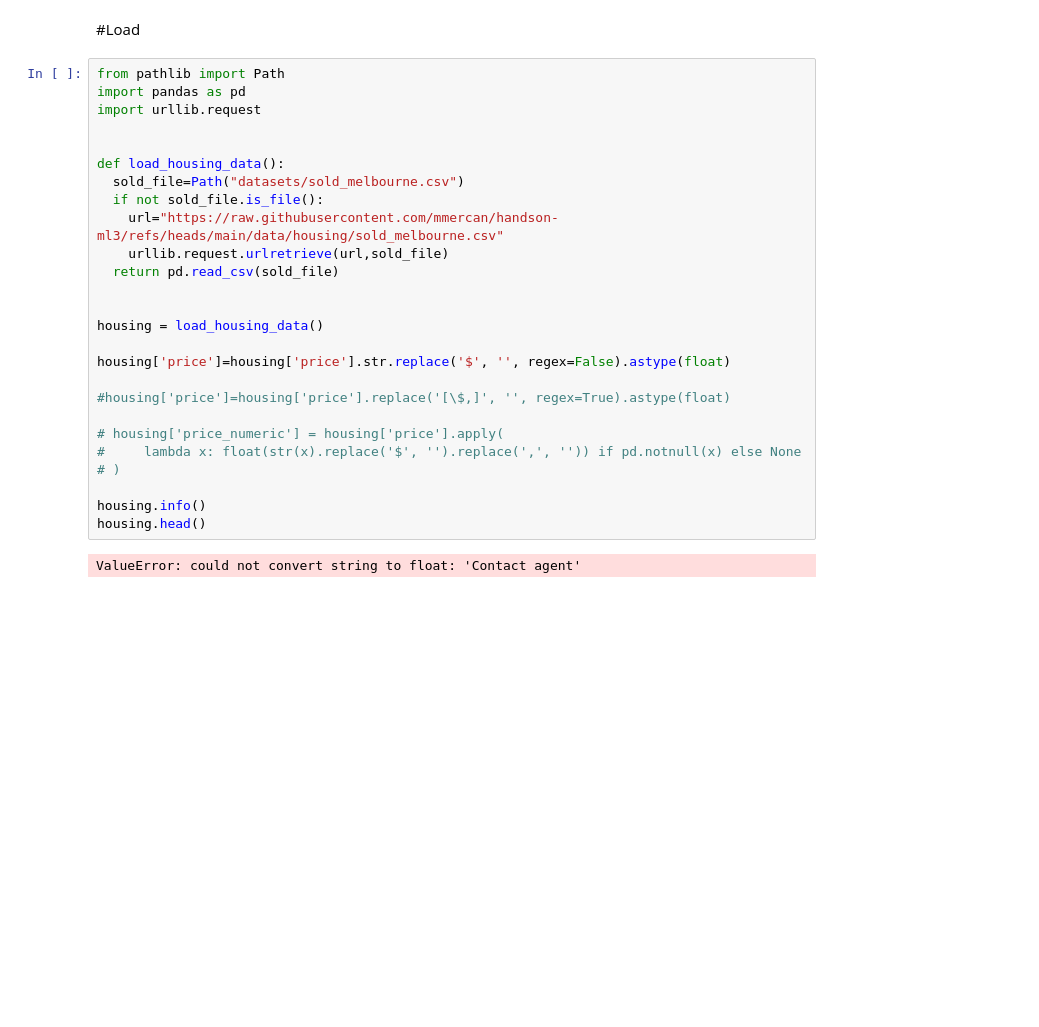
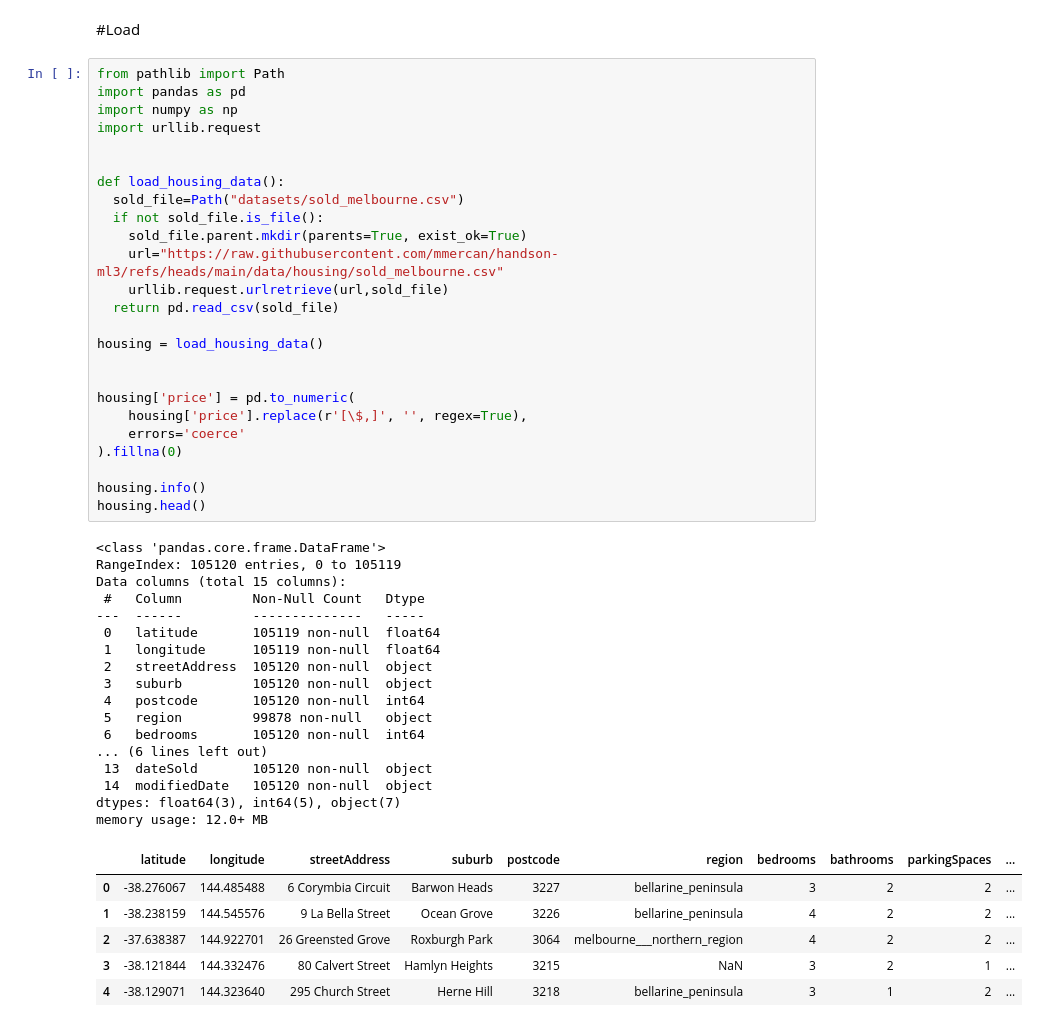
Before and after one commit to mmercan/handson-ml3, a Jupyter notebook: 02_vic_housing.ipynb, the cells around one changed output. Saved outputs shown, nothing was run; the diff lists cells and outputs as text; blank space fills up the shorter version.

```diff
--- a/02_vic_housing.ipynb
+++ b/02_vic_housing.ipynb
@@ -3,29 +3,50 @@
 # %%
 from pathlib import Path
 import pandas as pd
+import numpy as np
 import urllib.request
 
 
 def load_housing_data():
   sold_file=Path("datasets/sold_melbourne.csv")
   if not sold_file.is_file():
+    sold_file.parent.mkdir(parents=True, exist_ok=True)
     url="https://raw.githubusercontent.com/mmercan/handson-ml3/refs/heads/main/data/housing/sold_melbourne.csv"
     urllib.request.urlretrieve(url,sold_file)
   return pd.read_csv(sold_file)
 
-
 housing = load_housing_data()
 
-housing['price']=housing['price'].str.replace('$', '', regex=False).astype(float)
 
-#housing['price']=housing['price'].replace('[\$,]', '', regex=True).astype(float)
-
-# housing['price_numeric'] = housing['price'].apply(
-#     lambda x: float(str(x).replace('$', '').replace(',', '')) if pd.notnull(x) else None
-# )
+housing['price'] = pd.to_numeric(
+    housing['price'].replace(r'[\$,]', '', regex=True),
+    errors='coerce'
+).fillna(0)
 
 housing.info()
 housing.head()
 # %% [output]
-ValueError: could not convert string to float: 'Contact agent'
+<class 'pandas.core.frame.DataFrame'>
+RangeIndex: 105120 entries, 0 to 105119
+Data columns (total 15 columns):
+ #   Column         Non-Null Count   Dtype
+---  ------         --------------   -----
+ 0   latitude       105119 non-null  float64
+ 1   longitude      105119 non-null  float64
+ 2   streetAddress  105120 non-null  object
+ 3   suburb         105120 non-null  object
+ 4   postcode       105120 non-null  int64
+ 5   region         99878 non-null   object
+ 6   bedrooms       105120 non-null  int64
+... (6 lines left out)
+ 13  dateSold       105120 non-null  object
+ 14  modifiedDate   105120 non-null  object
+dtypes: float64(3), int64(5), object(7)
+memory usage: 12.0+ MB
+|  | latitude | longitude | streetAddress | suburb | postcode | region | bedrooms | bathrooms | parkingSpaces | ... |
+| 0 | -38.276067 | 144.485488 | 6 Corymbia Circuit | Barwon Heads | 3227 | bellarine_peninsula | 3 | 2 | 2 | ... |
+| 1 | -38.238159 | 144.545576 | 9 La Bella Street | Ocean Grove | 3226 | bellarine_peninsula | 4 | 2 | 2 | ... |
+| 2 | -37.638387 | 144.922701 | 26 Greensted Grove | Roxburgh Park | 3064 | melbourne___northern_region | 4 | 2 | 2 | ... |
+| 3 | -38.121844 | 144.332476 | 80 Calvert Street | Hamlyn Heights | 3215 | NaN | 3 | 2 | 1 | ... |
+| 4 | -38.129071 | 144.323640 | 295 Church Street | Herne Hill | 3218 | bellarine_peninsula | 3 | 1 | 2 | ... |
 # %%
```
Also changed, not shown: parts of 6 cells of this notebook.
